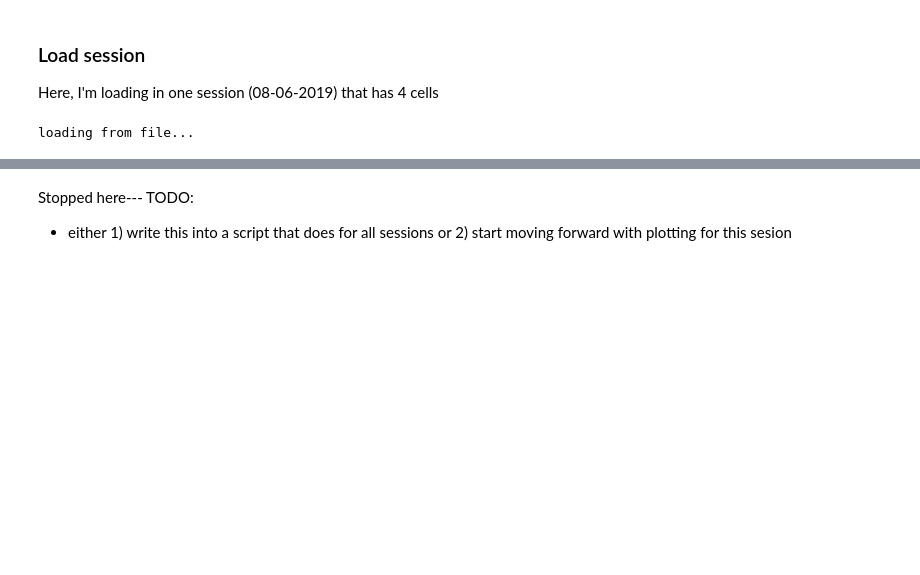
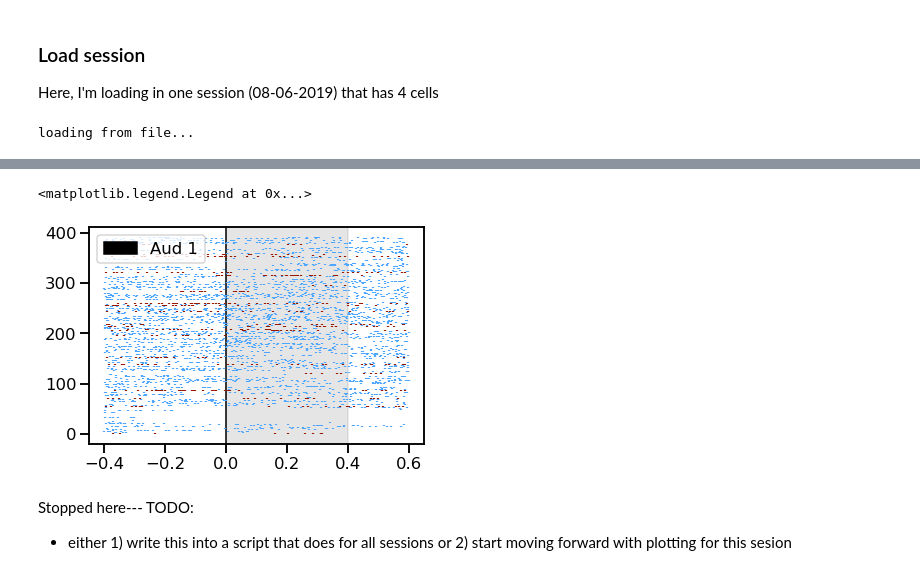
Before and after one commit to Brody-Lab/jbreda_PWM_mPFC_analysis, a Jupyter notebook: event_centering.ipynb, the cells around one changed output, grey strips where cells are left out. Saved outputs shown, nothing was run; the diff lists cells and outputs as text; code cells hidden in the pictures; blank space fills up the shorter version.

```diff
--- a/event_centering.ipynb
+++ b/event_centering.ipynb
@@ -77,3 +66,14 @@ new = np.where(t == True, '#00FF00', '#991900')
+# %%
+t = (beh_df['hit_hist'] =='hit').to_numpy()
+new = np.where(t == True, '#4DA6FF', '#991900')
+
+_ = plt.eventplot(neuron_a['aud1on'], color = new)
+plt.axvspan(0,0.4, alpha = 0.2, color = 'grey')
+plt.axvspan(0,0.000001, color = 'black', label = 'Aud 1')
+plt.legend()
+# %% [output]
+<matplotlib.legend.Legend at 0x...>
+[figure, added]
 # %% [markdown]
 Stopped here--- TODO:
 
```
Also changed, not shown: parts of 5 cells of this notebook.
